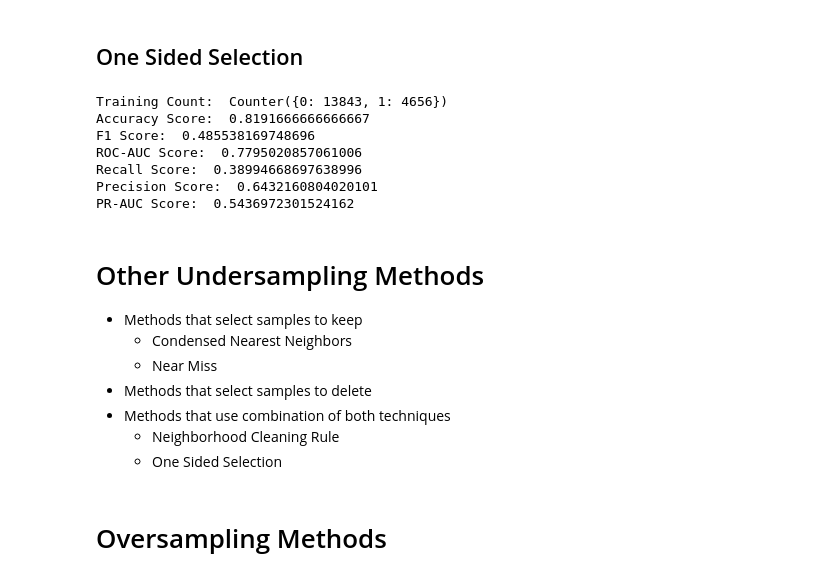
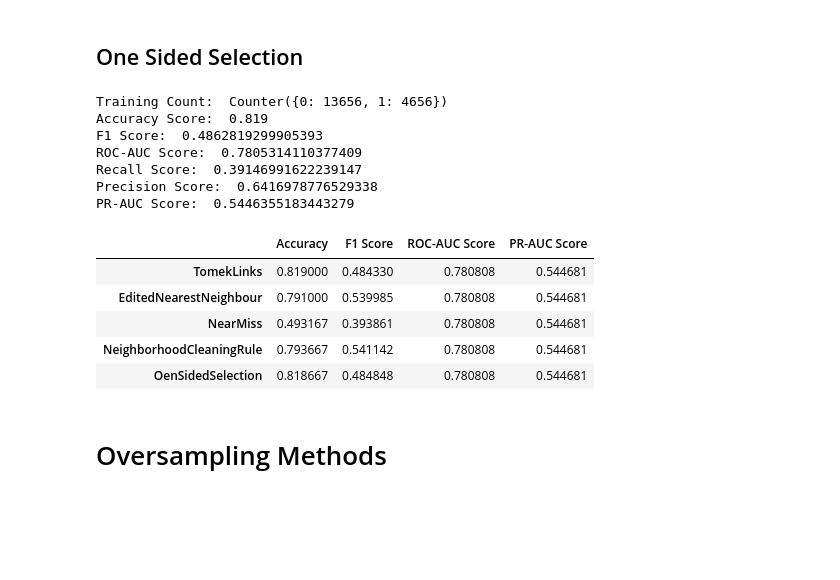
Before and after one commit to datascisteven/Medium-Blogs, a Jupyter notebook: Class_Imbalance.ipynb, the cells around one changed output. Saved outputs shown, nothing was run; the diff lists cells and outputs as text; code cells hidden in the pictures; blank space fills up the shorter version.

```diff
--- a/Class_Imbalance.ipynb
+++ b/Class_Imbalance.ipynb
@@ -448,6 +500,6 @@ PR-AUC Score:  0.537673190195926
 # %%
 X_train_enn, y_train_enn = enn.fit_sample(X_train_ss, y_train)
-ennm = rfcb.fit(X_train_enn, y_train_enn)
+ennm = gbc.fit(X_train_enn, y_train_enn)
 y_pred_enn = ennm.predict(X_valid_ss)
 # %% [markdown]
 ## Near Miss
@@ -489,27 +541,53 @@ y_pred_ncr = ncrm.predict(X_valid_ss)
 oss = OneSidedSelection(n_neighbors=1, n_seeds_S=200)
 sampling(X_train_ss, y_train, X_valid_ss, y_valid, oss, gbc)
 # %% [output]
-Training Count:  Counter({0: 13843, 1: 4656})
-Accuracy Score:  0.8191666666666667
-F1 Score:  0.485538169748696
-ROC-AUC Score:  0.7795020857061006
-Recall Score:  0.38994668697638996
-Precision Score:  0.6432160804020101
-PR-AUC Score:  0.5436972301524162
+Training Count:  Counter({0: 13656, 1: 4656})
+Accuracy Score:  0.819
+F1 Score:  0.4862819299905393
+ROC-AUC Score:  0.7805314110377409
+Recall Score:  0.39146991622239147
+Precision Score:  0.6416978776529338
+PR-AUC Score:  0.5446355183443279
 # %%
 X_train_oss, y_train_oss = oss.fit_sample(X_train_ss, y_train)
 ossm = gbc.fit(X_train_oss, y_train_oss)
 y_pred_oss = ossm.predict(X_valid_ss)
-# %% [markdown]
-# Other Undersampling Methods
-
-- Methods that select samples to keep
-    - Condensed Nearest Neighbors
-    - Near Miss
-- Methods that select samples to delete
-- Methods that use combination of both techniques
-    - Neighborhood Cleaning Rule
-    - One Sided Selection
+# %%
+data = {'Accuracy': [accuracy_score(y_valid, y_pred_tl),
+                     accuracy_score(y_valid, y_pred_enn),
+                     accuracy_score(y_valid, y_pred_ns),
+                     accuracy_score(y_valid, y_pred_ncr),
+                     accuracy_score(y_valid, y_pred_oss)],
+        'F1 Score': [f1_score(y_valid, y_pred_tl),
+                     f1_score(y_valid, y_pred_enn),
+                     f1_score(y_valid, y_pred_ns),
+                     f1_score(y_valid, y_pred_ncr),
+                     f1_score(y_valid, y_pred_oss)],
+        'ROC-AUC Score': [auc(X_valid_ss, y_valid, tlm),
+                          auc(X_valid_ss, y_valid, ennm),
+                          auc(X_valid_ss, y_valid, nsm),
+                          auc(X_valid_ss, y_valid, ncrm),
+                          auc(X_valid_ss, y_valid, ossm)],
+        'PR-AUC Score': [aps(X_valid_ss, y_valid, tlm),
+                         aps(X_valid_ss, y_valid, ennm),
+                         aps(X_valid_ss, y_valid, nsm),
+                         aps(X_valid_ss, y_valid, ncrm),
+                         aps(X_valid_ss, y_valid, ossm)]}
+
+scores2 = pd.DataFrame(data=data, index = ['TomekLinks',
+                                           'EditedNearestNeighbour',
+                                           'NearMiss',
+                                           'NeighborhoodCleaningRule',
+                                           'OenSidedSelection'])
+
+scores2
+# %% [output]
+|  | Accuracy | F1 Score | ROC-AUC Score | PR-AUC Score |
+| TomekLinks | 0.819000 | 0.484330 | 0.780808 | 0.544681 |
+| EditedNearestNeighbour | 0.791000 | 0.539985 | 0.780808 | 0.544681 |
+| NearMiss | 0.493167 | 0.393861 | 0.780808 | 0.544681 |
+| NeighborhoodCleaningRule | 0.793667 | 0.541142 | 0.780808 | 0.544681 |
+| OenSidedSelection | 0.818667 | 0.484848 | 0.780808 | 0.544681 |
 # %% [markdown]
 # Oversampling Methods
 # %% [markdown]
```
Also changed, not shown: parts of 30 cells of this notebook, 2 other files.
